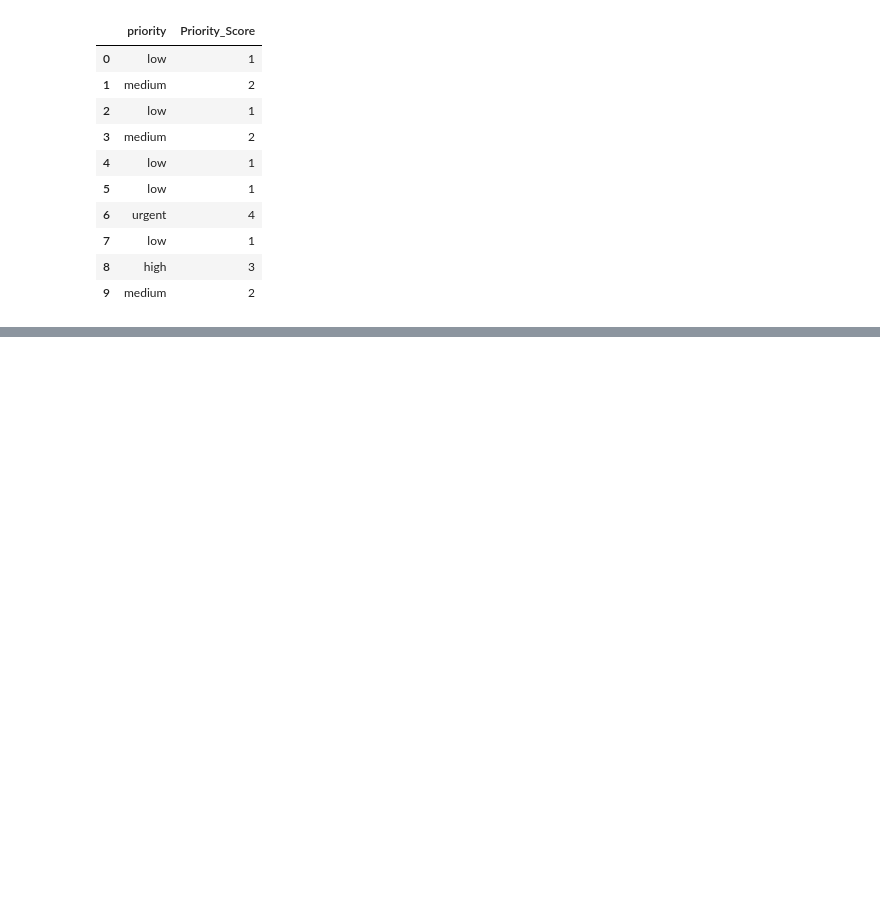
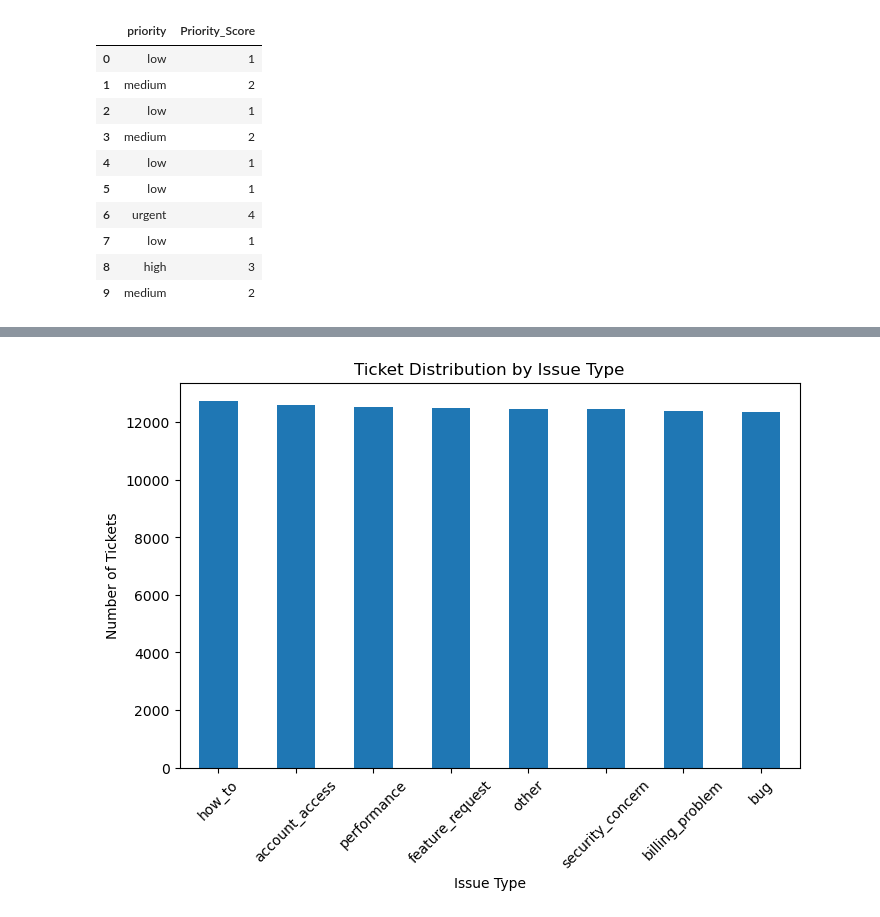
Before and after one commit to springboardmentor1210a/Supportlytics, a Jupyter notebook: Supportlytics.ipynb, the cells around one changed output, grey strips where cells are left out. Saved outputs shown, nothing was run; the diff lists cells and outputs as text; code cells hidden in the pictures; blank space fills up the shorter version.

```diff
--- a/Supportlytics.ipynb
+++ b/Supportlytics.ipynb
@@ -338,0 +342,2 @@ df.to_csv("final_cleaned_it_support_tickets.csv", index=False)
+# %%
+df = pd.read_csv("final_cleaned_it_support_tickets.csv")
@@ -338,0 +394,11 @@ df.to_csv("final_cleaned_it_support_tickets.csv", index=False)
+# %%
+df["issue_type"].value_counts().plot(kind="bar", figsize=(8,5))
+
+plt.title("Ticket Distribution by Issue Type")
+plt.xlabel("Issue Type")
+plt.ylabel("Number of Tickets")
+plt.xticks(rotation=45)
+
+plt.show()
+# %% [output]
+[figure, added]
```
Also changed, not shown: parts of 47 cells of this notebook.
